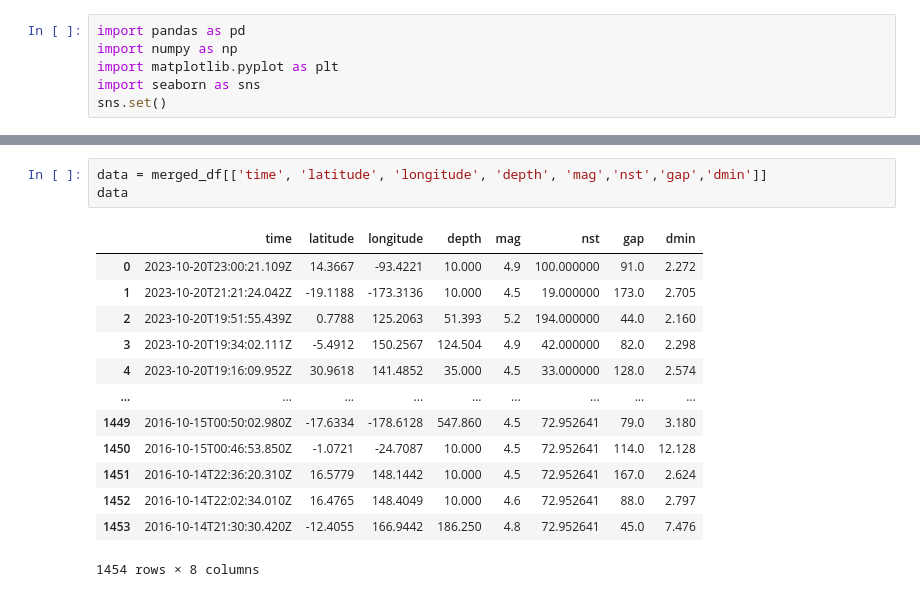
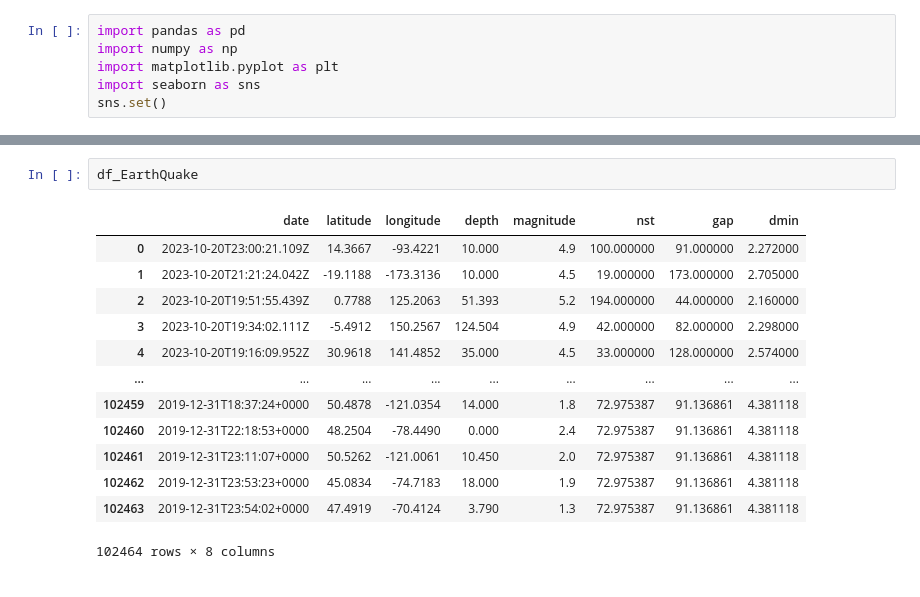
Before and after one commit to Sickachu01/EarthQuakePrediction, a Jupyter notebook: PreprocessingEarthQuake.ipynb, the cells around one changed output, grey strips where cells are left out. Saved outputs shown, nothing was run; the diff lists cells and outputs as text.

```diff
--- a/PreprocessingEarthQuake.ipynb
+++ b/PreprocessingEarthQuake.ipynb
@@ -170,20 +101,19 @@ merged_df
-# %%
-data = merged_df[['time', 'latitude', 'longitude', 'depth', 'mag','nst','gap','dmin']]
-data
-# %% [output]
-|  | time | latitude | longitude | depth | mag | nst | gap | dmin |
-| 0 | 2023-10-20T23:00:21.109Z | 14.3667 | -93.4221 | 10.000 | 4.9 | 100.000000 | 91.0 | 2.272 |
-| 1 | 2023-10-20T21:21:24.042Z | -19.1188 | -173.3136 | 10.000 | 4.5 | 19.000000 | 173.0 | 2.705 |
-| 2 | 2023-10-20T19:51:55.439Z | 0.7788 | 125.2063 | 51.393 | 5.2 | 194.000000 | 44.0 | 2.160 |
-| 3 | 2023-10-20T19:34:02.111Z | -5.4912 | 150.2567 | 124.504 | 4.9 | 42.000000 | 82.0 | 2.298 |
-| 4 | 2023-10-20T19:16:09.952Z | 30.9618 | 141.4852 | 35.000 | 4.5 | 33.000000 | 128.0 | 2.574 |
-| ... | ... | ... | ... | ... | ... | ... | ... | ... |
-| 1449 | 2016-10-15T00:50:02.980Z | -17.6334 | -178.6128 | 547.860 | 4.5 | 72.952641 | 79.0 | 3.180 |
-| 1450 | 2016-10-15T00:46:53.850Z | -1.0721 | -24.7087 | 10.000 | 4.5 | 72.952641 | 114.0 | 12.128 |
-| 1451 | 2016-10-14T22:36:20.310Z | 16.5779 | 148.1442 | 10.000 | 4.5 | 72.952641 | 167.0 | 2.624 |
-| 1452 | 2016-10-14T22:02:34.010Z | 16.4765 | 148.4049 | 10.000 | 4.6 | 72.952641 | 88.0 | 2.797 |
-| 1453 | 2016-10-14T21:30:30.420Z | -12.4055 | 166.9442 | 186.250 | 4.8 | 72.952641 | 45.0 | 7.476 |
-1454 rows × 8 columns
+# %%
+df_EarthQuake
+# %% [output]
+|  | date | latitude | longitude | depth | magnitude | nst | gap | dmin |
+| 0 | 2023-10-20T23:00:21.109Z | 14.3667 | -93.4221 | 10.000 | 4.9 | 100.000000 | 91.000000 | 2.272000 |
+| 1 | 2023-10-20T21:21:24.042Z | -19.1188 | -173.3136 | 10.000 | 4.5 | 19.000000 | 173.000000 | 2.705000 |
+| 2 | 2023-10-20T19:51:55.439Z | 0.7788 | 125.2063 | 51.393 | 5.2 | 194.000000 | 44.000000 | 2.160000 |
+| 3 | 2023-10-20T19:34:02.111Z | -5.4912 | 150.2567 | 124.504 | 4.9 | 42.000000 | 82.000000 | 2.298000 |
+| 4 | 2023-10-20T19:16:09.952Z | 30.9618 | 141.4852 | 35.000 | 4.5 | 33.000000 | 128.000000 | 2.574000 |
+| ... | ... | ... | ... | ... | ... | ... | ... | ... |
+| 102459 | 2019-12-31T18:37:24+0000 | 50.4878 | -121.0354 | 14.000 | 1.8 | 72.975387 | 91.136861 | 4.381118 |
+| 102460 | 2019-12-31T22:18:53+0000 | 48.2504 | -78.4490 | 0.000 | 2.4 | 72.975387 | 91.136861 | 4.381118 |
+| 102461 | 2019-12-31T23:11:07+0000 | 50.5262 | -121.0061 | 10.450 | 2.0 | 72.975387 | 91.136861 | 4.381118 |
+| 102462 | 2019-12-31T23:53:23+0000 | 45.0834 | -74.7183 | 18.000 | 1.9 | 72.975387 | 91.136861 | 4.381118 |
+| 102463 | 2019-12-31T23:54:02+0000 | 47.4919 | -70.4124 | 3.790 | 1.3 | 72.975387 | 91.136861 | 4.381118 |
+102464 rows × 8 columns
 # %%
 data1 = [['latitude', 'latitude'],
         ['longitude', 'longitude'],
```
Also changed, not shown: parts of 15 cells of this notebook, 2 other files.
